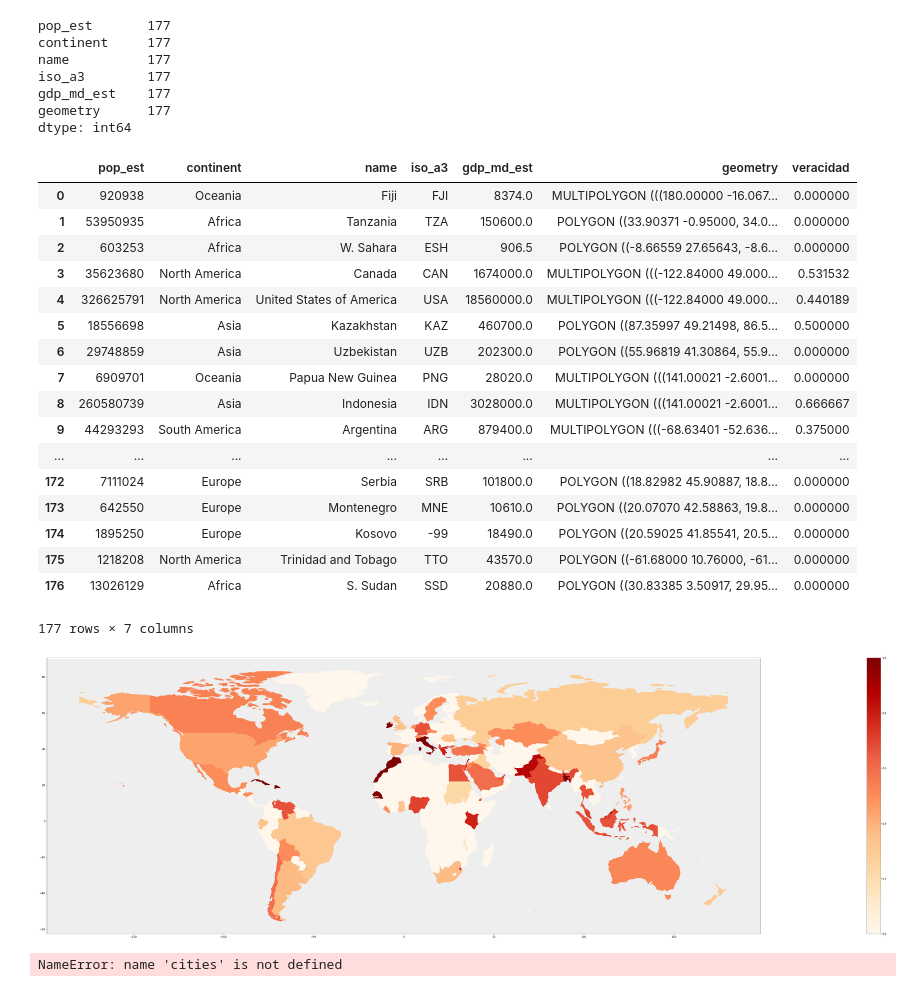
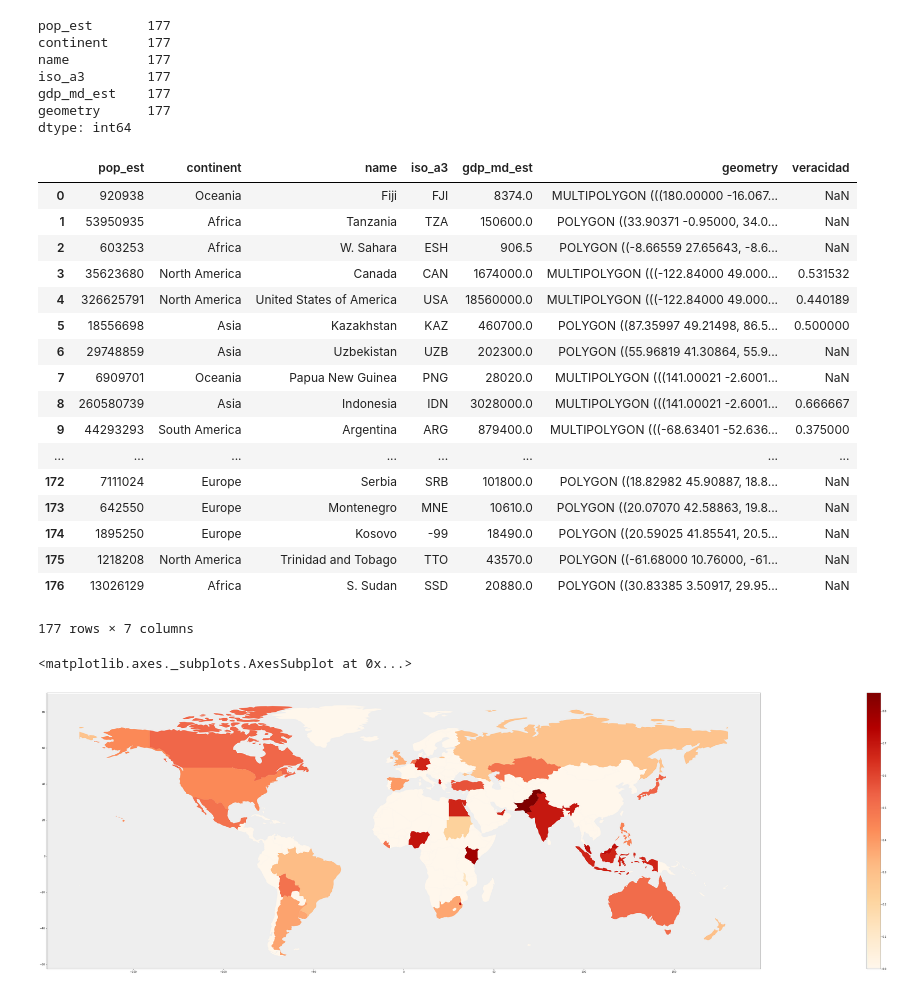
Before and after one commit to RiedelNicolas/TP1-Organizacion-de-Datos, a Jupyter notebook: Eze.ipynb, the cells around one changed output. Drawn from its saved outputs; the diff is of its cells as text; code cells hidden in the pictures.

```diff
--- a/Eze.ipynb
+++ b/Eze.ipynb
@@ -551,61 +595,43 @@ for w in range(world['name'].count()):
 
     code_pais = world.loc[w, 'iso_a3']
 
-
     el_code_es_del_pais = Tweets_Paises.loc[:, 'iso3'] == code_pais
 
     codigo_del_pais = Tweets_Paises.loc[el_code_es_del_pais]
 
-    world.loc[w, 'veracidad'] = codigo_del_pais['Veracidad'].sum()
+    world.loc[w, 'veracidad'] = np.nan
 
-    #world.loc[w, 'Cantidad_Tweets_Verdaderos'] = total_tweets_verdaderos_pais
+    if codigo_del_pais['Cantidad_Tweets'].sum() > 5:
 
-    #if (total_tweets_pais != 0):
-
-        #Tweets_Paises.loc[w, 'Veracidad'] = float(total_tweets_verdaderos_pais)/float(total_tweets_pais)
+        world.loc[w, 'veracidad'] = codigo_del_pais['Veracidad'].sum()
 # %%
 world
 # %% [output]
 |  | pop_est | continent | name | iso_a3 | gdp_md_est | geometry | veracidad |
-| 0 | 920938 | Oceania | Fiji | FJI | 8374.0 | MULTIPOLYGON (((180.00000 -16.067... | 0.000000 |
-| 1 | 53950935 | Africa | Tanzania | TZA | 150600.0 | POLYGON ((33.90371 -0.95000, 34.0... | 0.000000 |
-| 2 | 603253 | Africa | W. Sahara | ESH | 906.5 | POLYGON ((-8.66559 27.65643, -8.6... | 0.000000 |
+| 0 | 920938 | Oceania | Fiji | FJI | 8374.0 | MULTIPOLYGON (((180.00000 -16.067... | NaN |
+| 1 | 53950935 | Africa | Tanzania | TZA | 150600.0 | POLYGON ((33.90371 -0.95000, 34.0... | NaN |
+| 2 | 603253 | Africa | W. Sahara | ESH | 906.5 | POLYGON ((-8.66559 27.65643, -8.6... | NaN |
 | 3 | 35623680 | North America | Canada | CAN | 1674000.0 | MULTIPOLYGON (((-122.84000 49.000... | 0.531532 |
 | 4 | 326625791 | North America | United States of America | USA | 18560000.0 | MULTIPOLYGON (((-122.84000 49.000... | 0.440189 |
 | 5 | 18556698 | Asia | Kazakhstan | KAZ | 460700.0 | POLYGON ((87.35997 49.21498, 86.5... | 0.500000 |
-| 6 | 29748859 | Asia | Uzbekistan | UZB | 202300.0 | POLYGON ((55.96819 41.30864, 55.9... | 0.000000 |
-| 7 | 6909701 | Oceania | Papua New Guinea | PNG | 28020.0 | MULTIPOLYGON (((141.00021 -2.6001... | 0.000000 |
+| 6 | 29748859 | Asia | Uzbekistan | UZB | 202300.0 | POLYGON ((55.96819 41.30864, 55.9... | NaN |
+| 7 | 6909701 | Oceania | Papua New Guinea | PNG | 28020.0 | MULTIPOLYGON (((141.00021 -2.6001... | NaN |
 | 8 | 260580739 | Asia | Indonesia | IDN | 3028000.0 | MULTIPOLYGON (((141.00021 -2.6001... | 0.666667 |
 | 9 | 44293293 | South America | Argentina | ARG | 879400.0 | MULTIPOLYGON (((-68.63401 -52.636... | 0.375000 |
 | ... | ... | ... | ... | ... | ... | ... | ... |
-| 172 | 7111024 | Europe | Serbia | SRB | 101800.0 | POLYGON ((18.82982 45.90887, 18.8... | 0.000000 |
-| 173 | 642550 | Europe | Montenegro | MNE | 10610.0 | POLYGON ((20.07070 42.58863, 19.8... | 0.000000 |
-| 174 | 1895250 | Europe | Kosovo | -99 | 18490.0 | POLYGON ((20.59025 41.85541, 20.5... | 0.000000 |
-| 175 | 1218208 | North America | Trinidad and Tobago | TTO | 43570.0 | POLYGON ((-61.68000 10.76000, -61... | 0.000000 |
-| 176 | 13026129 | Africa | S. Sudan | SSD | 20880.0 | POLYGON ((30.83385 3.50917, 29.95... | 0.000000 |
+| 172 | 7111024 | Europe | Serbia | SRB | 101800.0 | POLYGON ((18.82982 45.90887, 18.8... | NaN |
+| 173 | 642550 | Europe | Montenegro | MNE | 10610.0 | POLYGON ((20.07070 42.58863, 19.8... | NaN |
+| 174 | 1895250 | Europe | Kosovo | -99 | 18490.0 | POLYGON ((20.59025 41.85541, 20.5... | NaN |
+| 175 | 1218208 | North America | Trinidad and Tobago | TTO | 43570.0 | POLYGON ((-61.68000 10.76000, -61... | NaN |
+| 176 | 13026129 | Africa | S. Sudan | SSD | 20880.0 | POLYGON ((30.83385 3.50917, 29.95... | NaN |
 177 rows × 7 columns
 # %%
 fig, ax = plt.subplots(figsize = (150, 20))
-world = world[(world.pop_est>0) & (world.name!="Antarctica")]
+world = world[world.name!="Antarctica"]
 
-world['gdp_per_cap'] = world.gdp_md_est / world.pop_est
-
-#ax.set_facecolor('xkcd:salmon')
 ax.patch.set_facecolor('#eeeeee')
 
-world.plot(column='veracidad', ax = ax, legend = True, cmap='OrRd');
+world.plot(column='veracidad', ax = ax, legend = True, cmap='OrRd')
 # %% [output]
+<matplotlib.axes._subplots.AxesSubplot at 0x...>
-[figure, old version]
+[figure, new version]
-# %%
-# Look at capitals
-# Note use of standard `pyplot` line style options
-cities.plot(marker='*', color='green', markersize=5);
-
-# Check crs
-cities = cities.to_crs(world.crs)
-
-# Now we can overlay over country outlines
-# And yes, there are lots of island capitals
-# apparently in the middle of the ocean!
-# %% [output]
-NameError: name 'cities' is not defined
```
Also changed, not shown: parts of 6 cells of this notebook, 8 other files.
